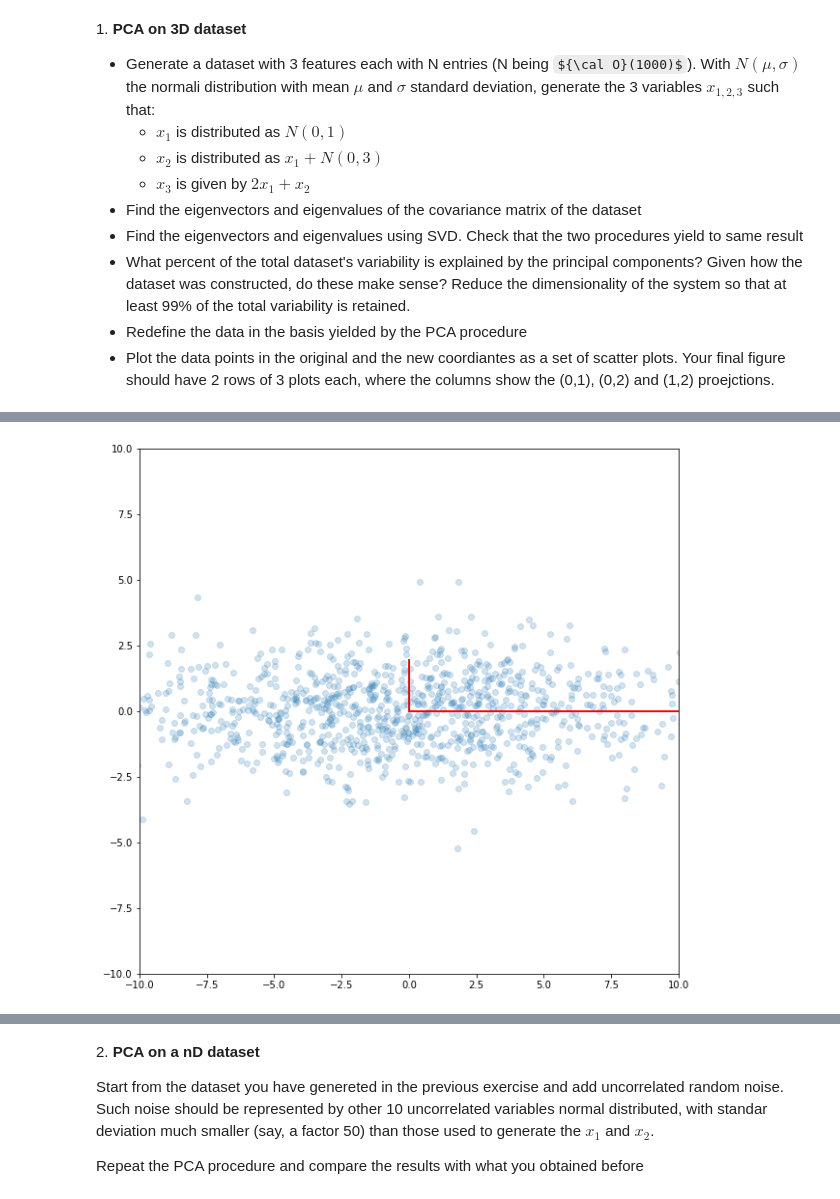
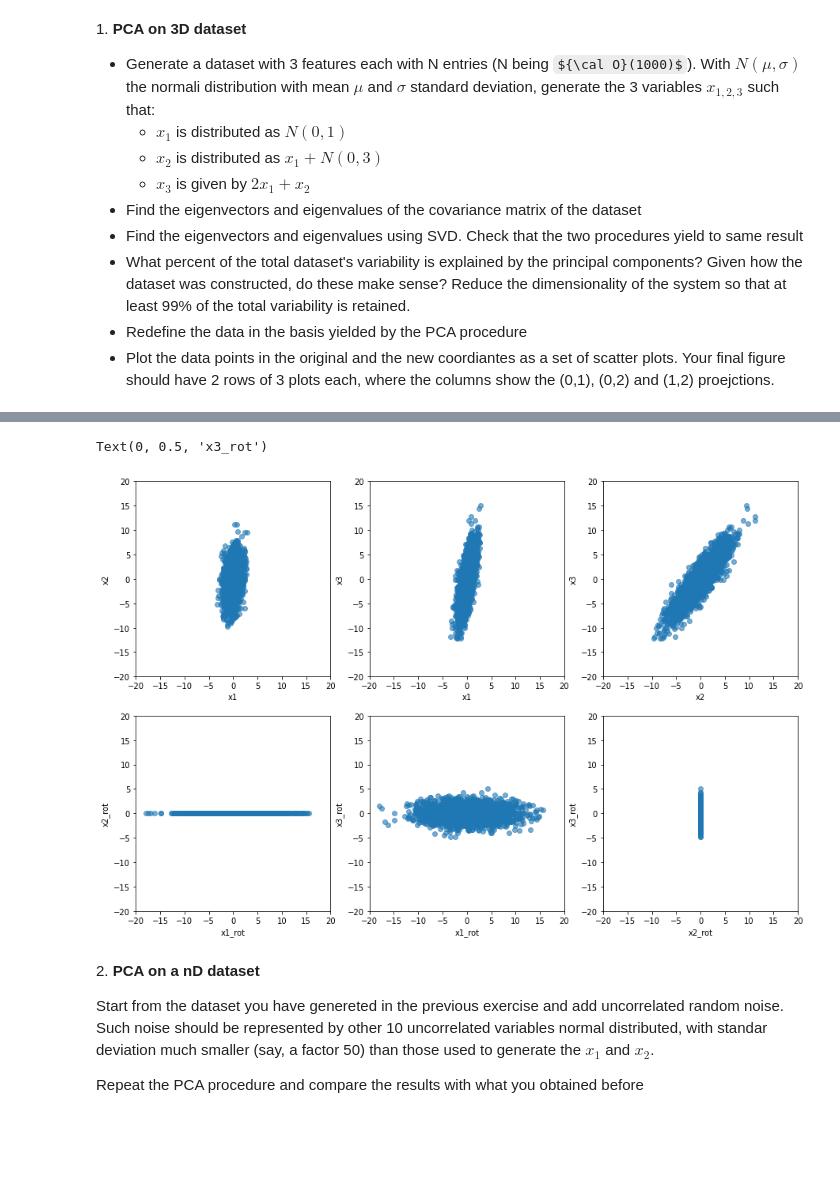
Before and after one commit to LauraRavagnani/LaboratoryOfComputationalPhysics_Y6, a Jupyter notebook: 08ex_LinearAlgebra.ipynb, the cells around one changed output, grey strips where cells are left out. Saved outputs shown, nothing was run; the diff lists cells and outputs as text; code cells hidden in the pictures; some formulas as TeX source; blank space fills up the shorter version.

```diff
--- a/08ex_LinearAlgebra.ipynb
+++ b/08ex_LinearAlgebra.ipynb
@@ -76,10 +22,68 @@ print(u)
-# %%
-plt.figure(figsize=(10,10))
-plt.scatter(data_p[0,:], data_p[1,:], alpha=0.2)
-scale_factor = 1
-# same eigenvalues as before, assume we rotated properly the data
-for li, vi in zip(l0, np.diag([1]*2)):
-    plt.plot([0, scale_factor*li*vi[0]], [0, scale_factor*li*vi[1]], 'r-', lw=2)
-    plt.axis([-10,10,-10,10]);
-# %% [output]
-[figure, removed]
+# %%
+# generate dataset
+npr.seed(10)
+N = 2000
+x1 = npr.normal(0, 1, N)
+x2 = x1 + npr.normal(0, 3, N)
+x3 = 2 * x1 + x2
+
+data = np.array([x1, x2, x3])
+
+# find eigenvectors and eigenvalues of covariance matrix
+l, V = la.eig(np.cov(data))
+
+# find eigenvectors and eigenvalues of covariance matrix using SVD and check if the result is the same
+U, spectrum, Vt = la.svd(data)
+l_svd = spectrum**2/(N-1)
+
+print(f'eigenvectors:\n {V} \n eigenvectors found with SVM:\n {U} \n eigenvalues:\n {l} \n eigenvalues found with SVM:\n {l_svd}\n')
+
+# PCA
+Lambda = np.diag(l_svd)
+
+for i in range(3):
+    print(f'percentage of total variability given by principal component {i+1} is: {Lambda[i][i]/Lambda.trace()}')
+
+# reduce dimensionality of the system
+reduced_data = np.delete(data, np.argmin(l), axis = 0)
+
+# redefine the data in the basis yelded by PCA procedure
+rotated_data = np.dot(V.T, data)
+
+fig, ax = plt.subplots(nrows = 2, ncols = 3, figsize = (15, 10))
+ax[0][0].plot(data[0], data[1], 'o', alpha = .6)
+ax[0][0].set_xlim(-20, 20)
+ax[0][0].set_ylim(-20, 20)
+ax[0][0].set_xlabel('x1')
+ax[0][0].set_ylabel('x2')
+
+ax[0][1].plot(data[0], data[2], 'o', alpha = .6)
+ax[0][1].set_xlim(-20, 20)
+ax[0][1].set_ylim(-20, 20)
+ax[0][1].set_xlabel('x1')
+ax[0][1].set_ylabel('x3')
+
+ax[0][2].plot(data[1], data[2], 'o', alpha = .6)
+ax[0][2].set_xlim(-20, 20)
+ax[0][2].set_ylim(-20, 20)
+ax[0][2].set_xlabel('x2')
+ax[0][2].set_ylabel('x3')
+
+ax[1][0].plot(rotated_data[0], rotated_data[1], 'o', alpha = .6)
+ax[1][0].set_xlim(-20, 20)
+ax[1][0].set_ylim(-20, 20)
+ax[1][0].set_xlabel('x1_rot')
+ax[1][0].set_ylabel('x2_rot')
+
+ax[1][1].plot(rotated_data[0], rotated_data[2], 'o', alpha = .6)
+ax[1][1].set_xlim(-20, 20)
+ax[1][1].set_ylim(-20, 20)
+ax[1][1].set_xlabel('x1_rot')
+ax[1][1].set_ylabel('x3_rot')
+
+ax[1][2].plot(rotated_data[1], rotated_data[2], 'o', alpha = .6)
+ax[1][2].set_xlim(-20, 20)
+ax[1][2].set_ylim(-20, 20)
+ax[1][2].set_xlabel('x2_rot')
+ax[1][2].set_ylabel('x3_rot')
+# %% [output]
@@ -86,3 +106,5 @@ for li, vi in zip(l0, np.diag([1]*2)):
+Text(0, 0.5, 'x3_rot')
+[figure, added]
 # %% [markdown]
 2\. **PCA on a nD dataset**
 
```
Also changed, not shown: parts of 6 cells of this notebook.
